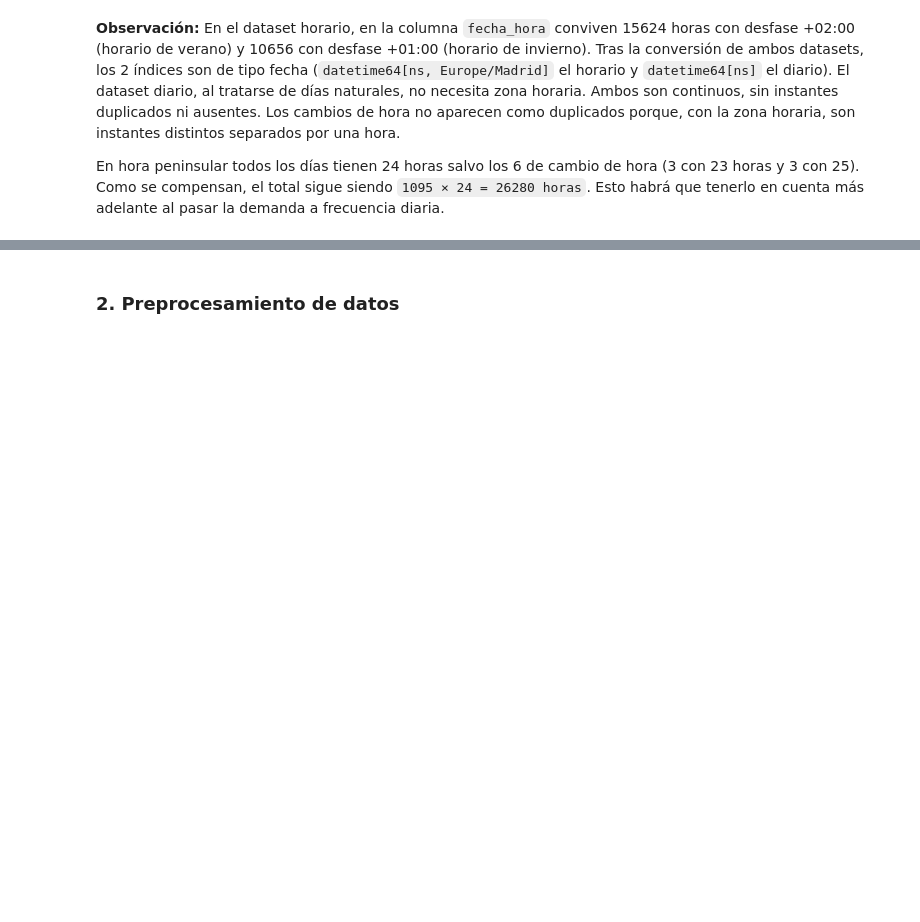
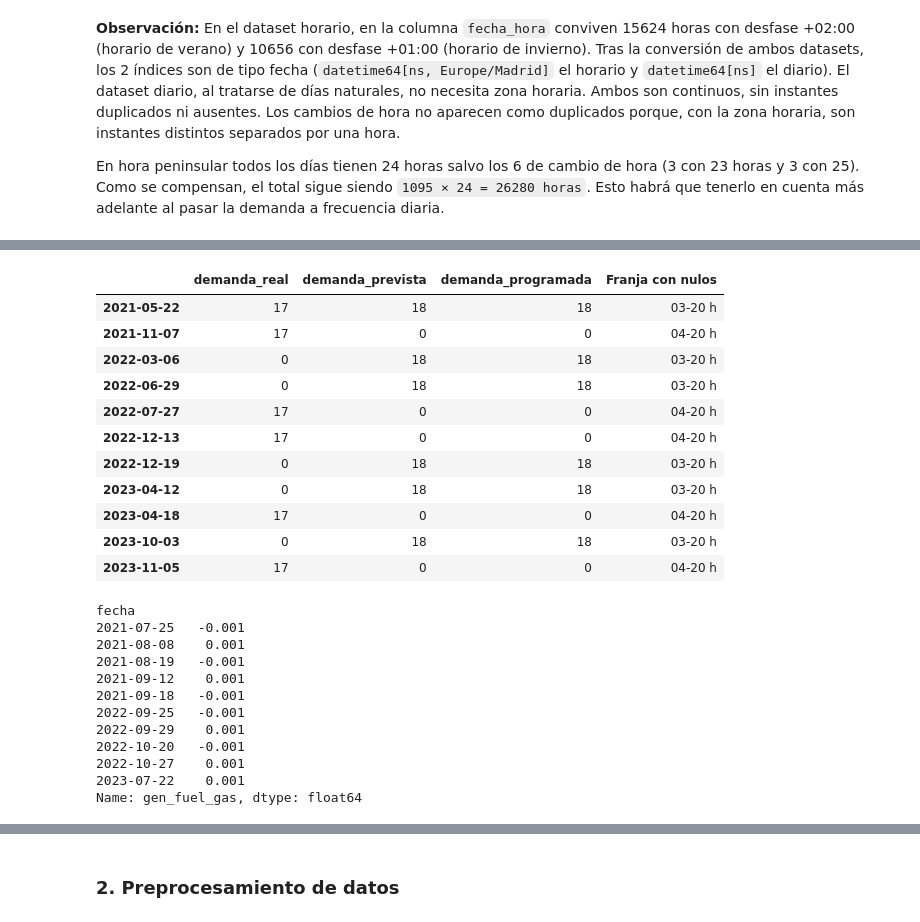
Before and after one commit to alberct96/ML-Entregables, a Jupyter notebook: Entregable2/ML-Entregable2.ipynb, the cells around one changed output, grey strips where cells are left out. Cells and saved outputs as stored; diff of their text form; code cells hidden in the pictures; blank space fills up the shorter version.

Commit message:
implementado 1.3 - valores nulos

```diff
--- a/Entregable2/ML-Entregable2.ipynb
+++ b/Entregable2/ML-Entregable2.ipynb
@@ -181,0 +261,39 @@ En hora peninsular todos los días tienen 24 horas salvo los 6 de cambio de hora
+# %%
+# Obtenemos las horas sin dato en cada serie de demanda, agrupadas por día natural
+demand_missing = ree_hourly[demand_features].isna()
+missing_by_day = demand_missing.groupby(ree_hourly.index.date).sum()
+# Nos quedamos solo con los días que tienen algún nulo en alguna de las tres series
+missing_by_day = missing_by_day[missing_by_day.sum(axis=1) > 0]
+
+# Franja horaria afectada en cada uno de esos días (primera y última hora con nulos)
+missing_hours = ree_hourly.index[demand_missing.any(axis=1)]
+missing_by_day["Franja con nulos"] = (pd.Series(missing_hours.hour, index=missing_hours.date).groupby(level=0).agg(lambda hours: f"{hours.min():02d}-{hours.max():02d} h"))
+display(missing_by_day)
+
+# Valores no nulos de gen_fuel_gas
+ree_daily_generation["gen_fuel_gas"].dropna()
+# %% [output]
+|  | demanda_real | demanda_prevista | demanda_programada | Franja con nulos |
+| 2021-05-22 | 17 | 18 | 18 | 03-20 h |
+| 2021-11-07 | 17 | 0 | 0 | 04-20 h |
+| 2022-03-06 | 0 | 18 | 18 | 03-20 h |
+| 2022-06-29 | 0 | 18 | 18 | 03-20 h |
+| 2022-07-27 | 17 | 0 | 0 | 04-20 h |
+| 2022-12-13 | 17 | 0 | 0 | 04-20 h |
+| 2022-12-19 | 0 | 18 | 18 | 03-20 h |
+| 2023-04-12 | 0 | 18 | 18 | 03-20 h |
+| 2023-04-18 | 17 | 0 | 0 | 04-20 h |
+| 2023-10-03 | 0 | 18 | 18 | 03-20 h |
+| 2023-11-05 | 17 | 0 | 0 | 04-20 h |
+fecha
+2021-07-25   -0.001
+2021-08-08    0.001
+2021-08-19   -0.001
+2021-09-12    0.001
+2021-09-18   -0.001
+2022-09-25   -0.001
+2022-09-29    0.001
+2022-10-20   -0.001
+2022-10-27    0.001
+2023-07-22    0.001
+Name: gen_fuel_gas, dtype: float64
```
Also changed, not shown: parts of 4 cells of this notebook.
